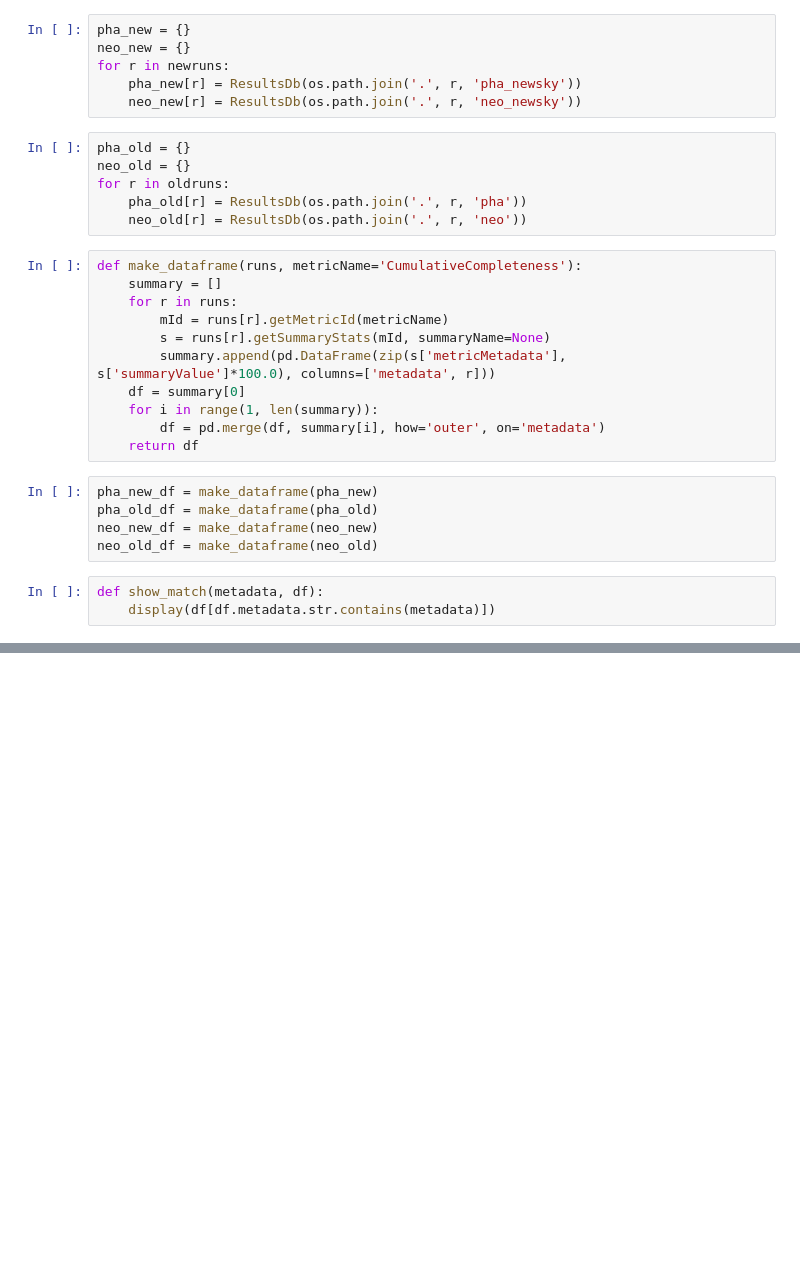
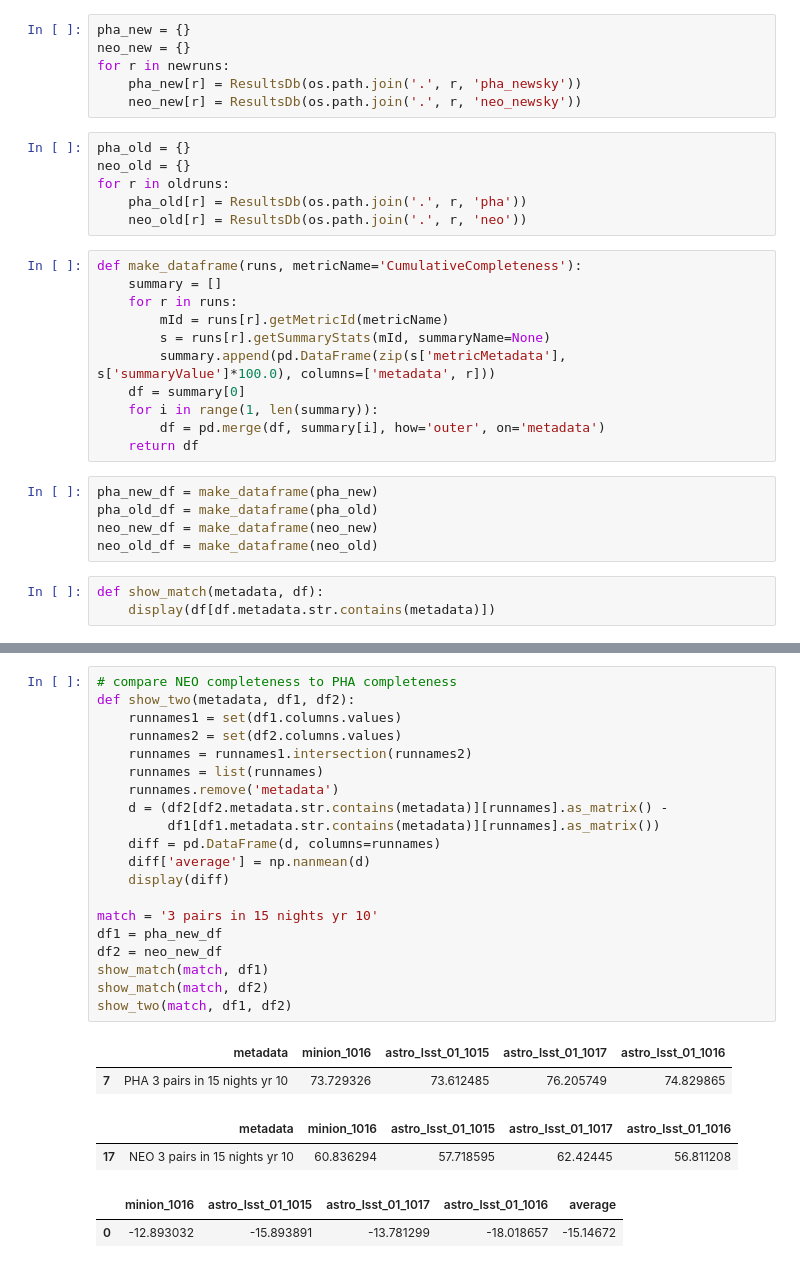
Before and after one commit to rhiannonlynne/notebooks, a Jupyter notebook: PHA completeness comparison.ipynb, the cells around one changed output, grey strips where cells are left out. Cells and saved outputs as stored; diff of their text form; blank space fills up the shorter version.

Commit message:
Include enigma_1282/1 NEO completeness

```diff
--- a/PHA completeness comparison.ipynb
+++ b/PHA completeness comparison.ipynb
@@ -160,5 +169,32 @@ show_diff(match4, match5, df)
 |  | minion_1016 | enigma_1281 | enigma_1189 | enigma_1282 | average |
 | 0 | 2.711687 | 2.885947 | 2.625788 | 2.519211 | 2.685658 |
+# %%
+# compare NEO completeness to PHA completeness
+def show_two(metadata, df1, df2):
+    runnames1 = set(df1.columns.values)
+    runnames2 = set(df2.columns.values)
+    runnames = runnames1.intersection(runnames2)
+    runnames = list(runnames)
+    runnames.remove('metadata')
+    d = (df2[df2.metadata.str.contains(metadata)][runnames].as_matrix() -
+         df1[df1.metadata.str.contains(metadata)][runnames].as_matrix())
+    diff = pd.DataFrame(d, columns=runnames)
+    diff['average'] = np.nanmean(d)
+    display(diff)
+
+match = '3 pairs in 15 nights yr 10'
+df1 = pha_new_df
+df2 = neo_new_df
+show_match(match, df1)
+show_match(match, df2)
+show_two(match, df1, df2)
+# %% [output]
+|  | metadata | minion_1016 | astro_lsst_01_1015 | astro_lsst_01_1017 | astro_lsst_01_1016 |
+| 7 | PHA 3 pairs in 15 nights yr 10 | 73.729326 | 73.612485 | 76.205749 | 74.829865 |
+|  | metadata | minion_1016 | astro_lsst_01_1015 | astro_lsst_01_1017 | astro_lsst_01_1016 |
+| 17 | NEO 3 pairs in 15 nights yr 10 | 60.836294 | 57.718595 | 62.42445 | 56.811208 |
+|  | minion_1016 | astro_lsst_01_1015 | astro_lsst_01_1017 | astro_lsst_01_1016 | average |
+| 0 | -12.893032 | -15.893891 | -13.781299 | -18.018657 | -15.14672 |
 # %%
 df = neo_old_df
 match2 = '3 pairs in 15 nights yr 10'
```
Also changed, not shown: parts of 12 cells of this notebook.
